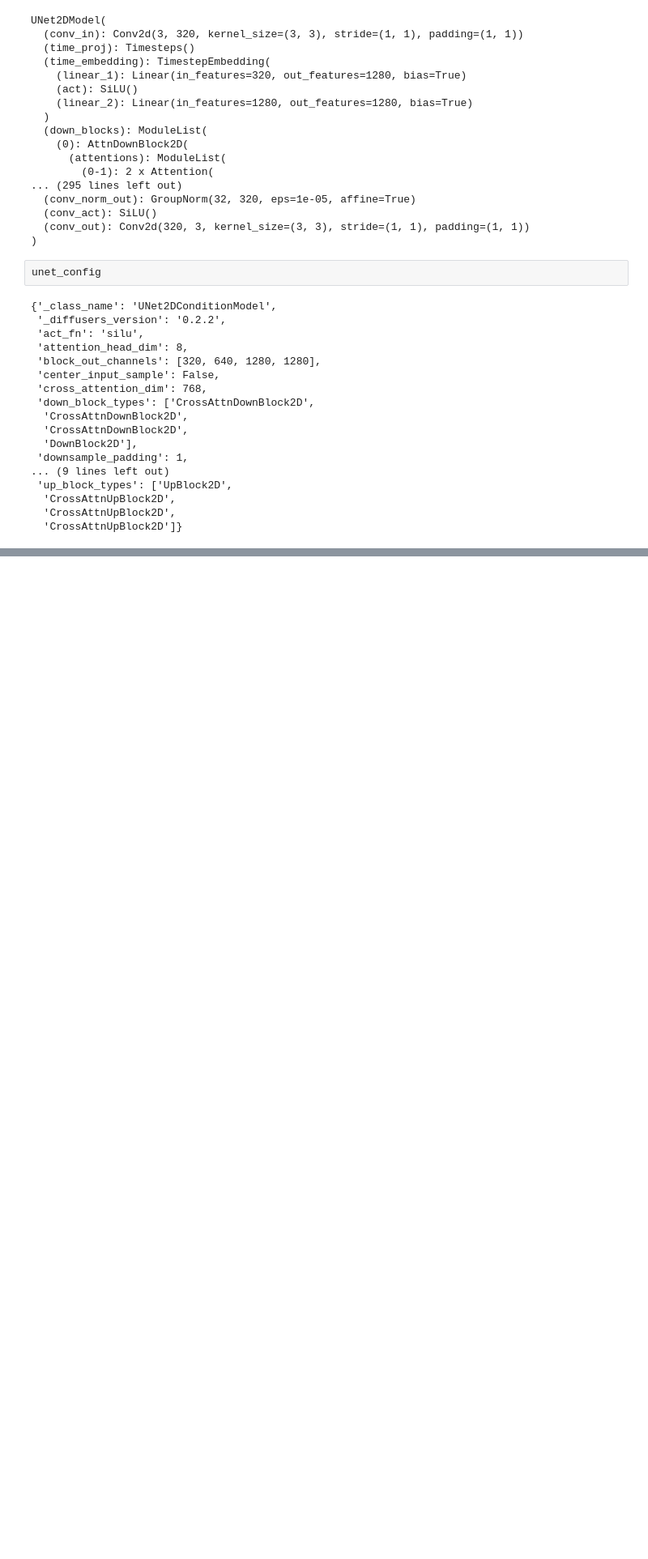
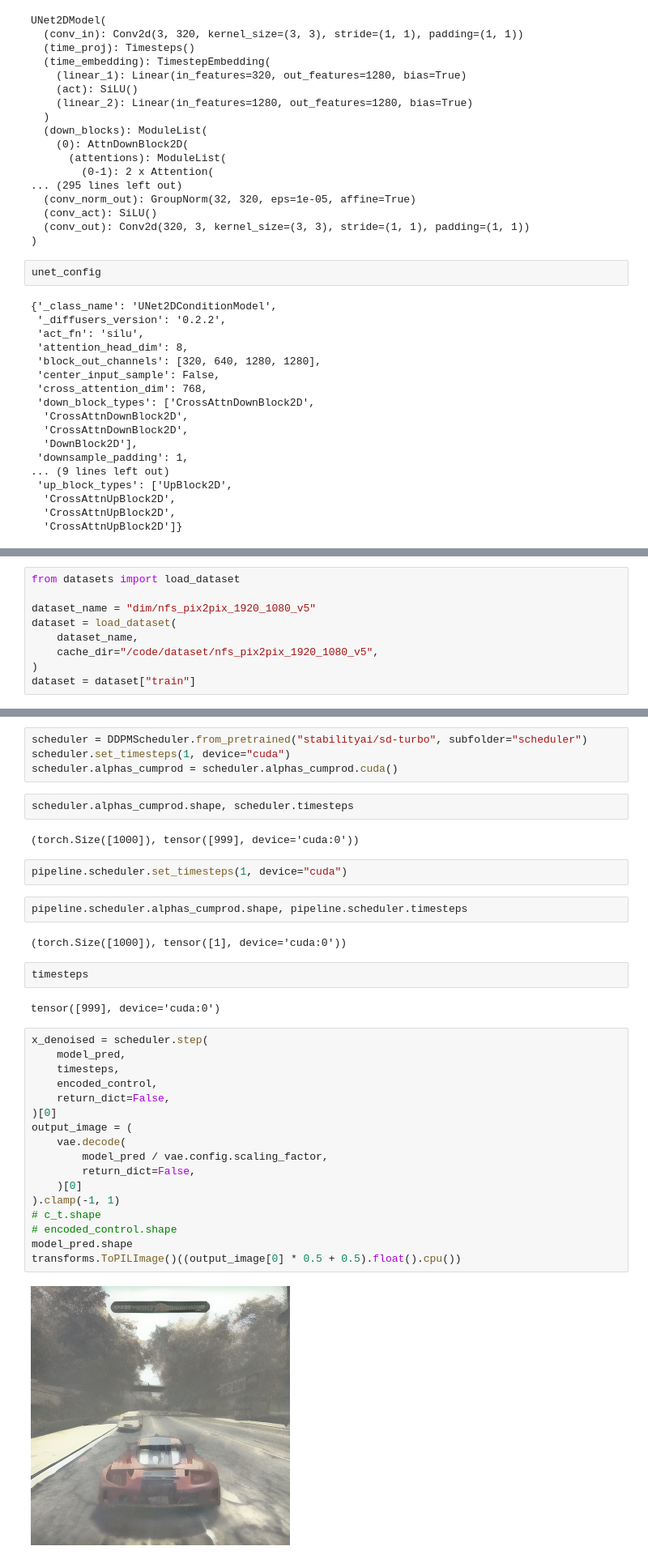
Before and after one commit to dmitrymailk/auto_remaster, a Jupyter notebook: auto_remaster/sandbox/image2image.ipynb, the cells around one changed output, grey strips where cells are left out. Shown: that part at 81% size. Saved outputs shown, nothing was run; the diff lists cells and outputs as text; blank space fills up the shorter version.

Commit message:
rewrite sd turbo

```diff
--- a/auto_remaster/sandbox/image2image.ipynb
+++ b/auto_remaster/sandbox/image2image.ipynb
@@ -115,0 +223,9 @@ unet_config
+# %%
+from datasets import load_dataset
+
+dataset_name = "dim/nfs_pix2pix_1920_1080_v5"
+dataset = load_dataset(
+    dataset_name,
+    cache_dir="/code/dataset/nfs_pix2pix_1920_1080_v5",
+)
+dataset = dataset["train"]
@@ -115,0 +354,37 @@ unet_config
+# %%
+scheduler = DDPMScheduler.from_pretrained("stabilityai/sd-turbo", subfolder="scheduler")
+scheduler.set_timesteps(1, device="cuda")
+scheduler.alphas_cumprod = scheduler.alphas_cumprod.cuda()
+# %%
+scheduler.alphas_cumprod.shape, scheduler.timesteps
+# %% [output]
+(torch.Size([1000]), tensor([999], device='cuda:0'))
+# %%
+pipeline.scheduler.set_timesteps(1, device="cuda")
+# %%
+pipeline.scheduler.alphas_cumprod.shape, pipeline.scheduler.timesteps
+# %% [output]
+(torch.Size([1000]), tensor([1], device='cuda:0'))
+# %%
+timesteps
+# %% [output]
+tensor([999], device='cuda:0')
+# %%
+x_denoised = scheduler.step(
+    model_pred,
+    timesteps,
+    encoded_control,
+    return_dict=False,
+)[0]
+output_image = (
+    vae.decode(
+        model_pred / vae.config.scaling_factor,
+        return_dict=False,
+    )[0]
+).clamp(-1, 1)
+# c_t.shape
+# encoded_control.shape
+model_pred.shape
+transforms.ToPILImage()((output_image[0] * 0.5 + 0.5).float().cpu())
+# %% [output]
+[figure, added]
```
Also changed, not shown: parts of 7 cells of this notebook, 9 other files.
